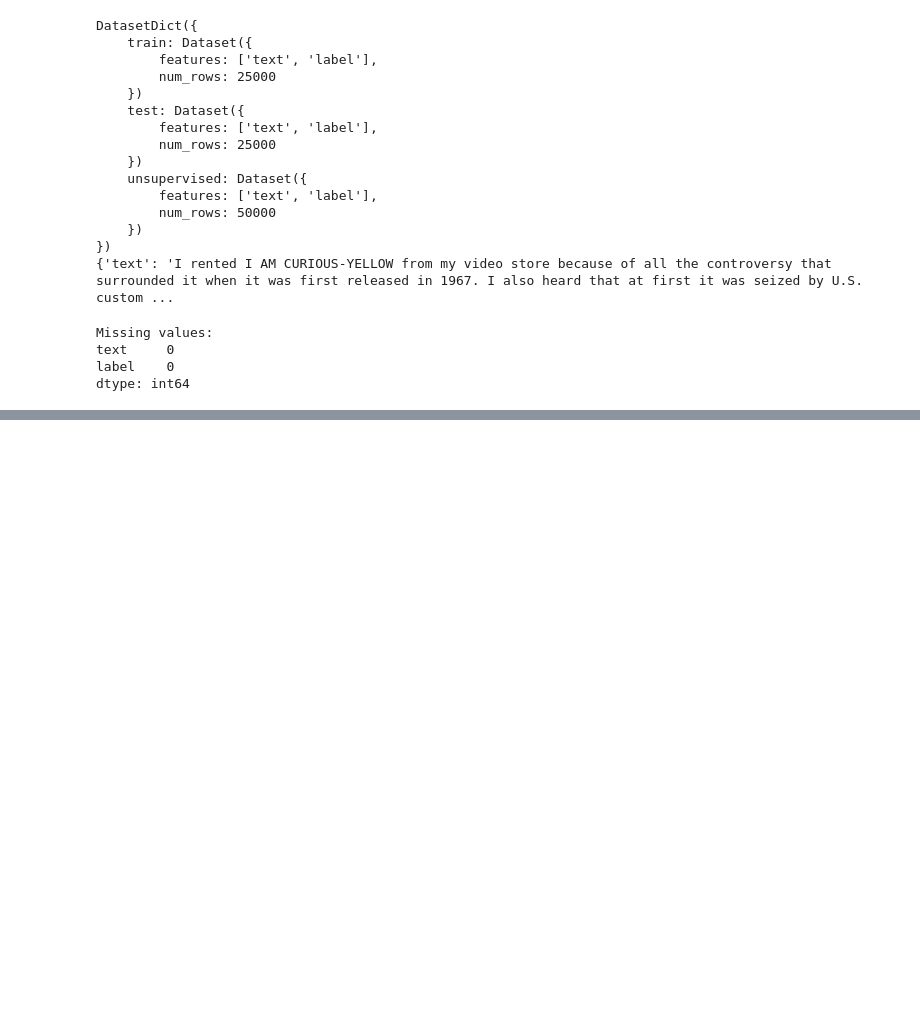
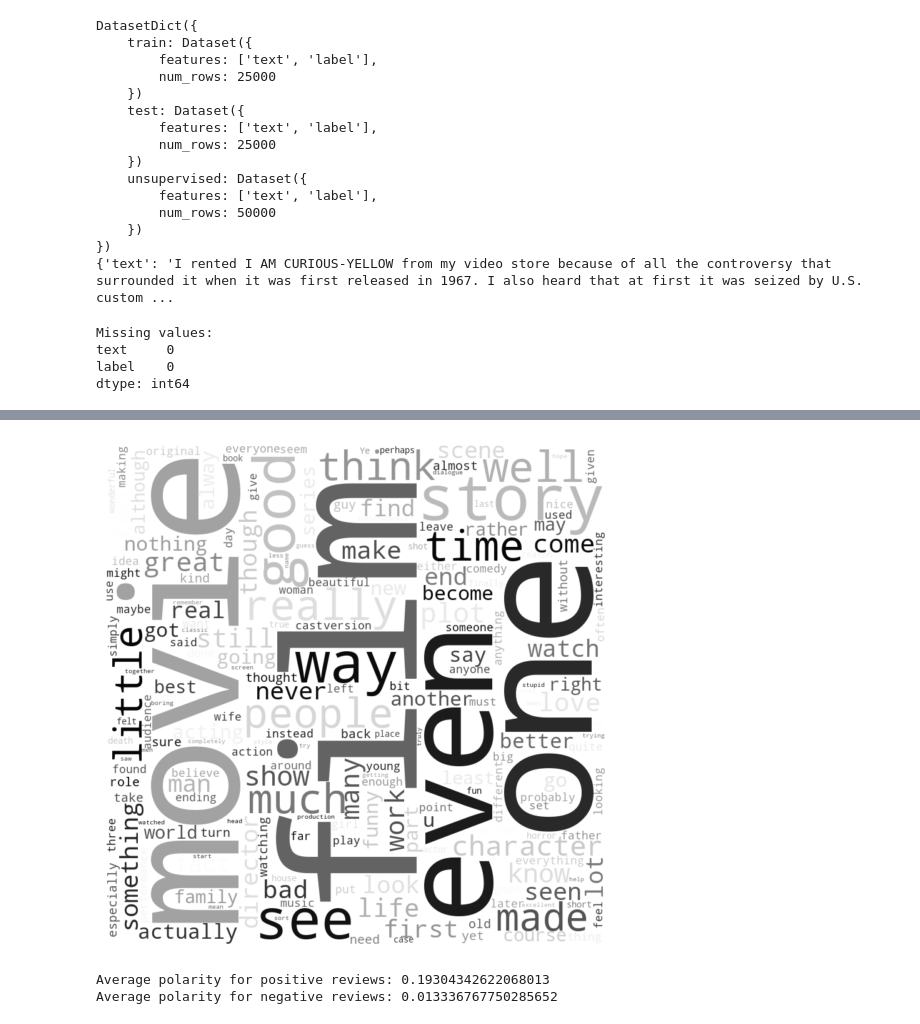
Before and after one commit to nabilsafwat/IMDB-Exploratory-Data-Analysis, a Jupyter notebook: IMDB Dataset - Exploratory Data Analysis.ipynb, the cells around one changed output, grey strips where cells are left out. Drawn from its saved outputs; the diff is of its cells as text; code cells hidden in the pictures; blank space fills up the shorter version.

```diff
--- a/IMDB Dataset - Exploratory Data Analysis.ipynb
+++ b/IMDB Dataset - Exploratory Data Analysis.ipynb
@@ -66,0 +125,25 @@ OIESHI SAGOL
+# %%
+# Get the set of English words
+english_words = set(nltk_words.words())
+
+# Get the set of English stopwords
+stop_words = set(stopwords.words('english'))
+
+# Combine all text into a single string
+all_text = ' '.join(df['text'])
+
+# Tokenize the text
+tokens = word_tokenize(all_text)
+
+# Remove stop words and non-English words
+filtered_tokens = [word for word in tokens if word.lower() not in stop_words and word.lower() in english_words]
+
+# Count the frequency of each word
+word_counts = Counter(filtered_tokens)
+
+# Get the top 20 most common words
+top_20_words = word_counts.most_common(20)
+
+# Print the top 10 most common words in a formatted way
+for word, frequency in top_20_words:
+    print(f"Word: {word}, Frequency: {frequency}")
@@ -66,0 +191,13 @@ OIESHI SAGOL
+# %%
+# Word cloud, words appearing more are bigger, whereas words appearing less in the corpus are smaller in size.
+combined_text = ' '.join(filtered_tokens)
+wordcloud = WordCloud(width=800, height=800, background_color='white', colormap='binary', contour_color='black', contour_width=0).generate(combined_text)
+
+# Display the word cloud
+plt.figure(figsize=(5, 5), facecolor=None)
+plt.imshow(wordcloud, interpolation='bilinear')
+plt.axis("off")
+plt.tight_layout(pad=0)
+plt.show()
+# %% [output]
+[figure, added]
@@ -66,0 +221,7 @@ OIESHI SAGOL
+# %%
+# Average polarities for both types of reviews
+print("Average polarity for positive reviews:", avg_positive_polarity)
+print("Average polarity for negative reviews:", avg_negative_polarity)
+# %% [output]
+Average polarity for positive reviews: 0.19304342622068013
+Average polarity for negative reviews: 0.013336767750285652
```
Also changed, not shown: parts of 15 cells of this notebook.
